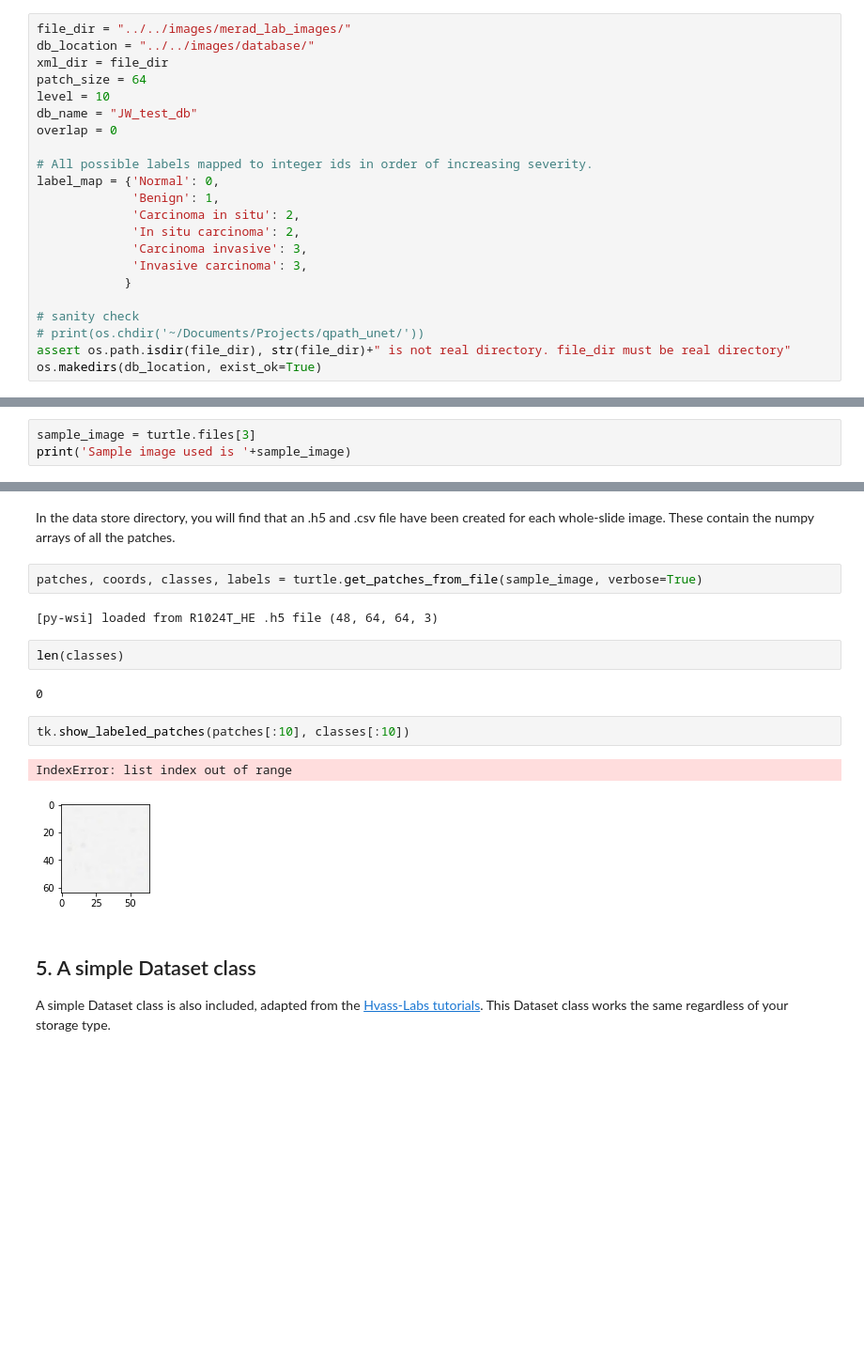
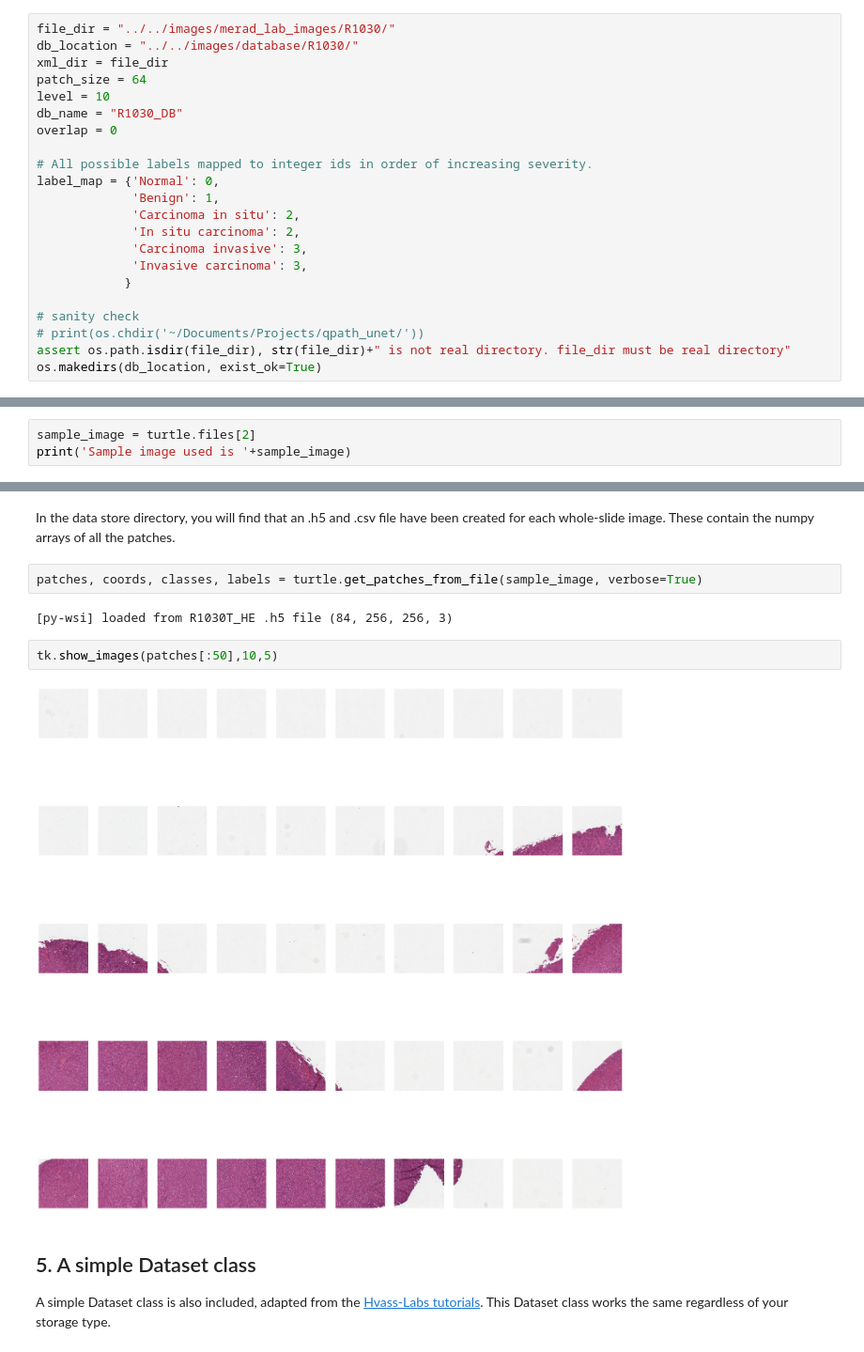
Before and after one commit to sidhomj/qpath_unet, a Jupyter notebook: tmp_resources/jupyterlab/Using py-wsi.ipynb, the cells around one changed output, grey strips where cells are left out. Shown at 94% size. Drawn from its saved outputs; the diff is of its cells as text; blank space fills up the shorter version.

```diff
--- a/tmp_resources/jupyterlab/Using py-wsi.ipynb
+++ b/tmp_resources/jupyterlab/Using py-wsi.ipynb
@@ -37,12 +37,12 @@ import os
 
 Set parameters for file directory of SVS images, patch size, level (magnification), and overlap.
 # %%
-file_dir = "../../images/merad_lab_images/"
-db_location = "../../images/database/"
+file_dir = "../../images/merad_lab_images/R1030/"
+db_location = "../../images/database/R1030/"
 xml_dir = file_dir
 patch_size = 64
 level = 10
-db_name = "JW_test_db"
+db_name = "R1030_DB"
 overlap = 0
 
 # All possible labels mapped to integer ids in order of increasing severity.
@@ -89,6 +89,6 @@ XML files found:     []
 # %% [markdown]
 #### Getting a sample image
 # %%
-sample_image = turtle.files[3]
+sample_image = turtle.files[2]
 print('Sample image used is '+sample_image)
 # %% [output]
@@ -275,16 +279,11 @@ In the data store directory, you will find that an .h5 and .csv file have been c
 # %%
 patches, coords, classes, labels = turtle.get_patches_from_file(sample_image, verbose=True)
 # %% [output]
-[py-wsi] loaded from R1024T_HE .h5 file (48, 64, 64, 3)
+[py-wsi] loaded from R1030T_HE .h5 file (84, 256, 256, 3)
-# %%
-len(classes)
-# %% [output]
-0
 # %%
-tk.show_labeled_patches(patches[:10], classes[:10])
+tk.show_images(patches[:50],10,5)
 # %% [output]
-IndexError: list index out of range
-[figure, old version]
+[figure, new version]
 # %% [markdown]
 ## 5. A simple Dataset class
 
```
Also changed, not shown: parts of 12 cells of this notebook, 28 other files.
